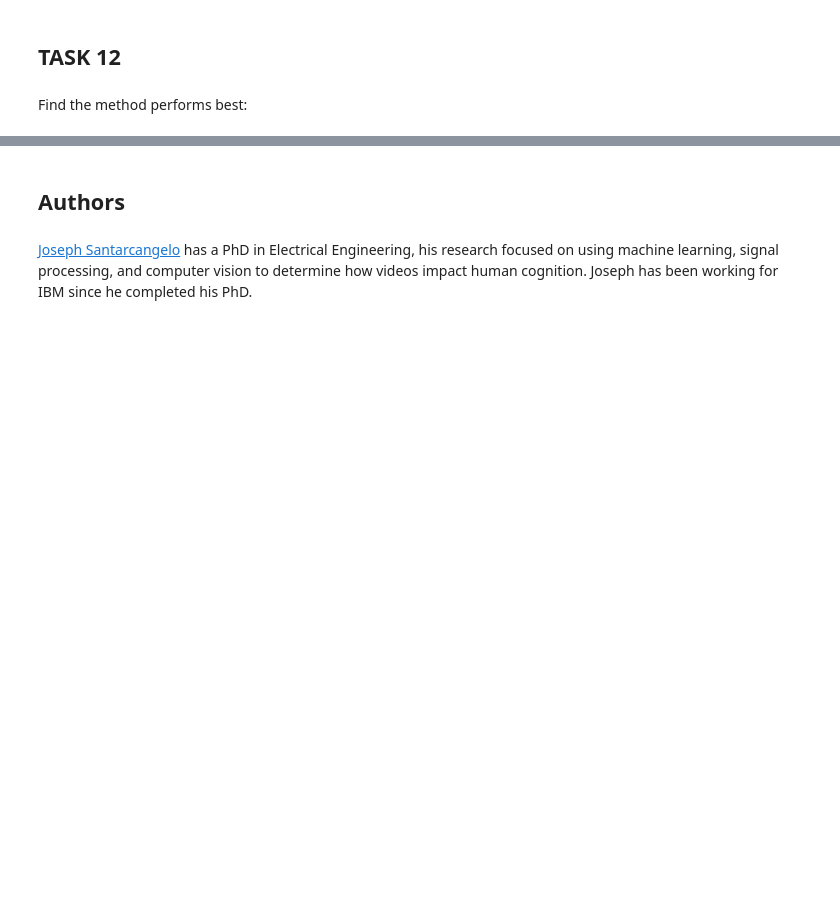
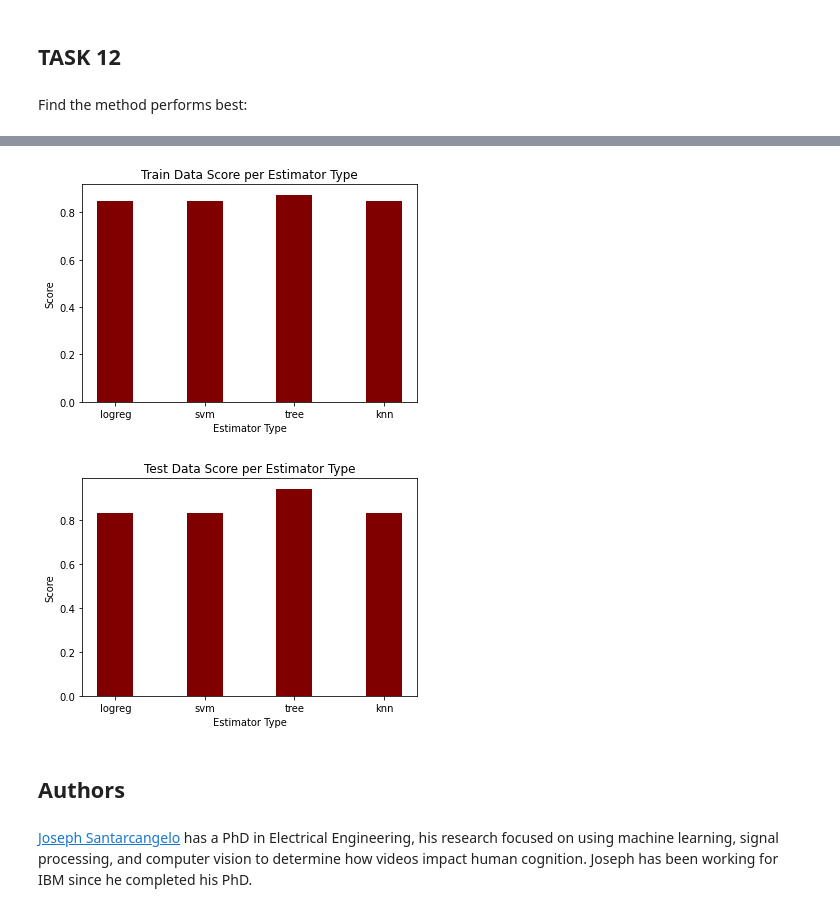
Before and after one commit to idantonakakis/capstoneProject, a Jupyter notebook: Machine Learning Prediction.ipynb, the cells around one changed output, grey strips where cells are left out. Cells and saved outputs as stored; diff of their text form; code cells hidden in the pictures; blank space fills up the shorter version.

```diff
--- a/Machine Learning Prediction.ipynb
+++ b/Machine Learning Prediction.ipynb
@@ -372,3 +372,26 @@ The methods that provides the best score of 0.8333333333333334 are: ['logreg', '
+# %%
+estimatorTypes = ['logreg', 'svm', 'tree', 'knn']
+trainDataScore = [logreg_cv.best_score_, svm_cv.best_score_, tree_cv.best_score_, knn_cv.best_score_]
+testDataScore  = [logreg_cv.score(X_test, Y_test), svm_cv.score(X_test, Y_test), tree_cv.score(X_test, Y_test), knn_cv.score(X_test, Y_test)]
+
+plt.bar(estimatorTypes, trainDataScore, color ='maroon',
+        width = 0.4)
+
+plt.xlabel("Estimator Type")
+plt.ylabel("Score")
+plt.title("Train Data Score per Estimator Type")
+plt.show()
+
+plt.bar(estimatorTypes, testDataScore, color ='maroon',
+        width = 0.4)
+
+plt.xlabel("Estimator Type")
+plt.ylabel("Score")
+plt.title("Test Data Score per Estimator Type")
+plt.show()
+# %% [output]
+[figure, added]
+[figure, added]
 # %% [markdown]
 ## Authors
 # %% [markdown]
```
Also changed, not shown: parts of 7 cells of this notebook.
